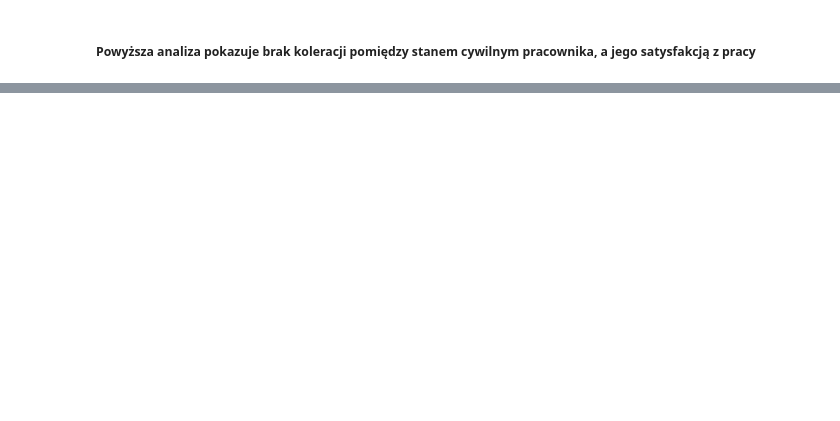
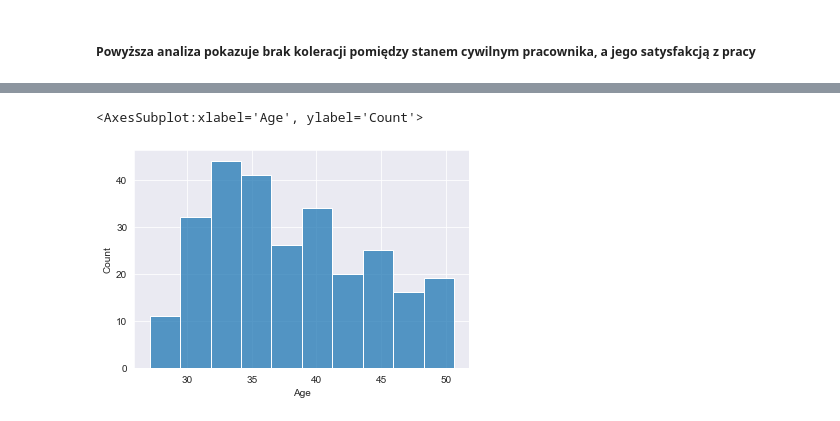
Before and after one commit to JBakunski/hr_data, a Jupyter notebook: hr.ipynb, the cells around one changed output, grey strips where cells are left out. Saved outputs shown, nothing was run; the diff lists cells and outputs as text; code cells hidden in the pictures; blank space fills up the shorter version.

```diff
--- a/hr.ipynb
+++ b/hr.ipynb
@@ -101,0 +117,13 @@ sns.swarmplot(x="MaritalStatusID", y="EmpSatisfaction", color="k", size=0.5, dat
+# %%
+def count_age(row):
+    end_date = dt.datetime(2019,9,27)
+    return (end_date - row['DOB'])/np.timedelta64(1, 'Y')
+# %%
+df['Age'] = df.apply(lambda row: count_age(row), axis=1)
+# %%
+sns.set_style('darkgrid')
+filtered_age = df[df['Age'] > 0]
+sns.histplot(filtered_age['Age'])
+# %% [output]
+<AxesSubplot:xlabel='Age', ylabel='Count'>
+[figure, added]
```
Also changed, not shown: parts of 3 cells of this notebook.
